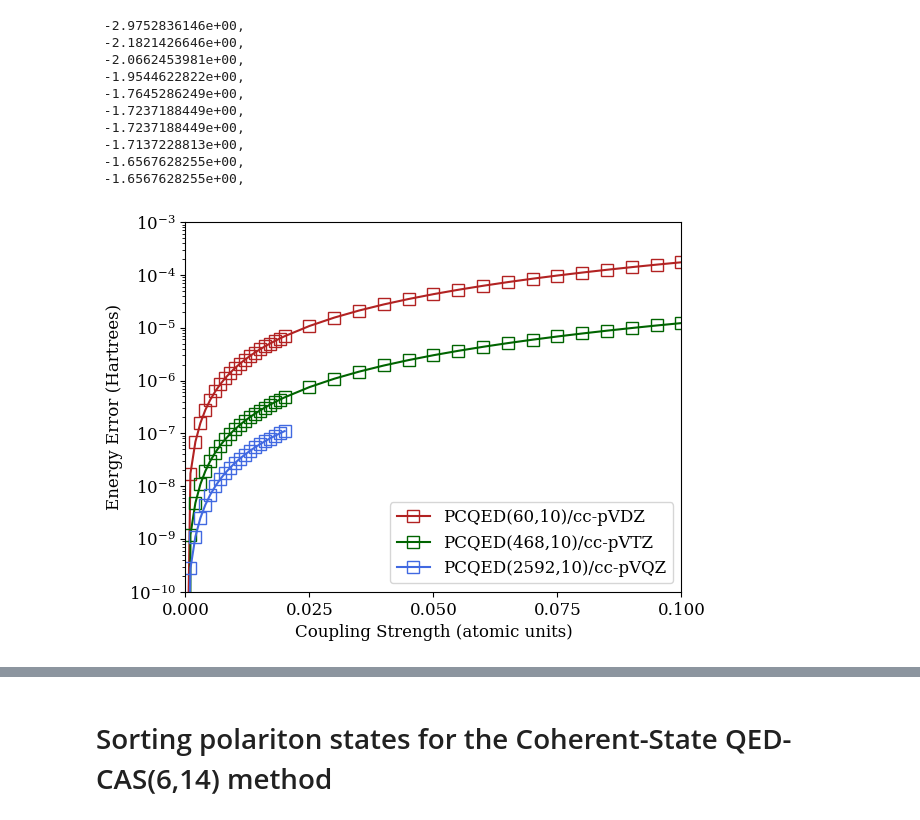
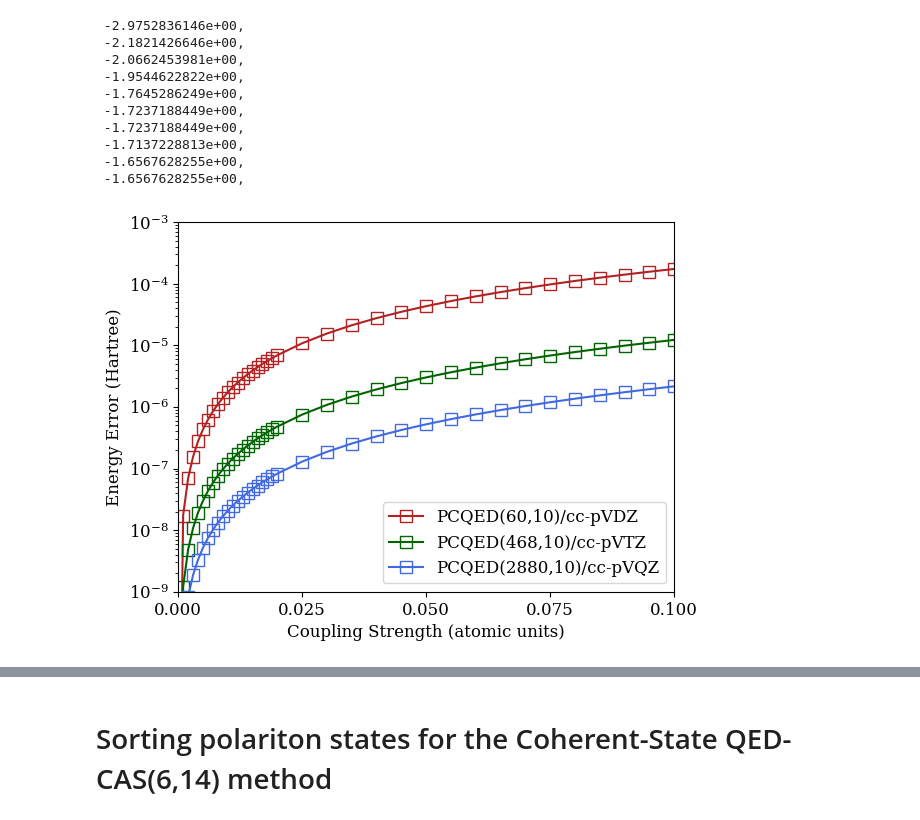
Before and after one commit to boss-bee/data_repository, a Jupyter notebook: json_scripts/new_HHep_plots.ipynb, the cells around one changed output, grey strips where cells are left out. Saved outputs shown, nothing was run; the diff lists cells and outputs as text; code cells hidden in the pictures.

```diff
--- a/json_scripts/new_HHep_plots.ipynb
+++ b/json_scripts/new_HHep_plots.ipynb
@@ -102,28 +102,29 @@ N_qz = len(rqz_g)
 # %%
 COLOUR1 = "firebrick"
 COLOUR2 = "darkgreen"
 COLOUR3 = "royalblue"
 COLOUR4 = "rebeccapurple"
 COLOUR5 = 'darkorchid'
 COLOUR6 = 'olivedrab'
 
 #plt.plot(lamarray, (triplet_state_6-E_min) * 27.2114, color="black",  marker="o", ms="8", label="E$_{^3 T}$")
 #plt.plot(lamarray, (singlet_state_7-E_min) * 27.2114, color="red",  marker="o", ms="8", label="E$_{LP}$")
 #plt.plot(lamarray, (singlet_state_8-E_min) * 27.2114, color="blue",  marker="o", ms="8",label="E$_{UP}$")
 #plt.plot(l_array[:,2], energy[:,0])
-plt.plot(l_arraydz[:,2], energydz[:,0]-rdz_g, color=COLOUR1, marker="s", ms="8", mfc="none", label="PCQED(60,10)/cc-pVDZ")
-plt.plot(l_arraydz[:,2], energytz[:,0]-rtz_g, color=COLOUR2, marker="s", ms="8", mfc="none", label="PCQED(468,10)/cc-pVTZ")
-plt.plot(l_arraydz[:N_qz,2], energyqz[:N_qz,0]-rqz_g, color=COLOUR3, marker="s", ms="8", mfc="none", label="PCQED(2592,10)/cc-pVQZ")
+plt.plot(l_arraydz[:,2], (energydz[:,0]-rdz_g) * 1, color=COLOUR1, marker="s", ms="8", mfc="none", label="PCQED(60,10)/cc-pVDZ")
+plt.plot(l_arraydz[:,2], (energytz[:,0]-rtz_g) * 1, color=COLOUR2, marker="s", ms="8", mfc="none", label="PCQED(468,10)/cc-pVTZ")
+plt.plot(l_arraydz[:,2], (energyqz[:,0]-rqz_g) * 1, color=COLOUR3, marker="s", ms="8", mfc="none", label="PCQED(2880,10)/cc-pVQZ")
 plt.yscale("log")
 plt.xlabel("Coupling Strength (atomic units)")
-plt.ylabel("Energy Error (Hartrees)")
+plt.ylabel("Energy Error (Hartree)")
 plt.xticks([0, 0.025, 0.050, 0.075, 0.100])
 plt.xlim(0.00, 0.1)
-plt.ylim(1e-10, 1e-3)
+plt.ylim(1e-9, 1e-3)
 plt.legend()
+plt.savefig("HHep_Error_vs_Coupling.png", dpi=200)
 plt.show()
 # %% [output]
-[figure, old version]
+[figure, new version]
 # %%
 plt.plot(l_arraydz[:,2], (energydz[:,0]-energydz[0,0]) * 27.2114, color=COLOUR3, linestyle="solid", marker="o", ms="8", mfc=COLOUR3, label="QED-FCI-10/cc-pVDZ")
 plt.plot(l_arraydz[:,2], (rdz_g-rdz_g[0]) * 27.2114, color=COLOUR1, linestyle="dashed", marker="s", ms="8", mfc="none", label="PCQED(60,10)/cc-pVDZ")
```
Also changed, not shown: parts of 1 cell of this notebook, 40 other files.
